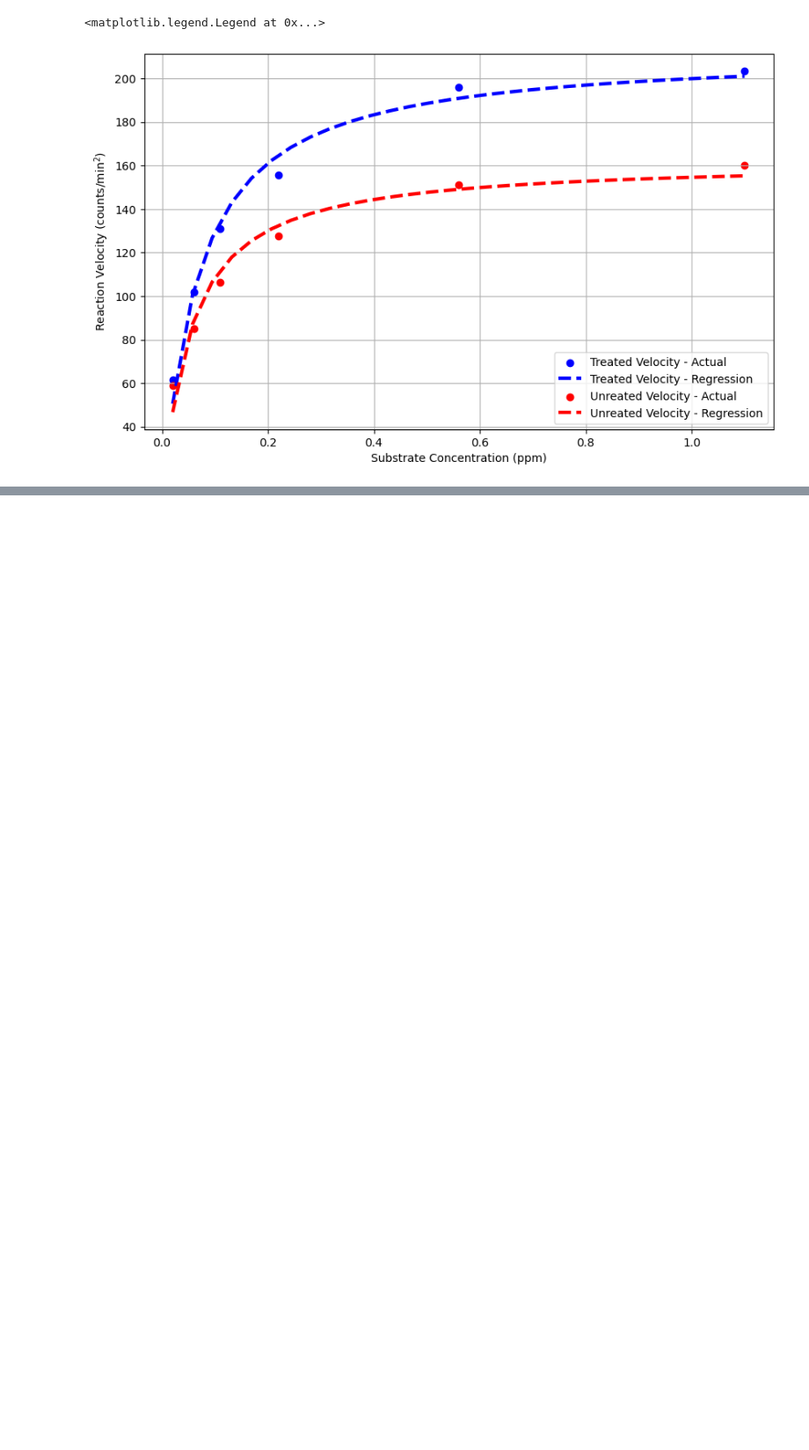
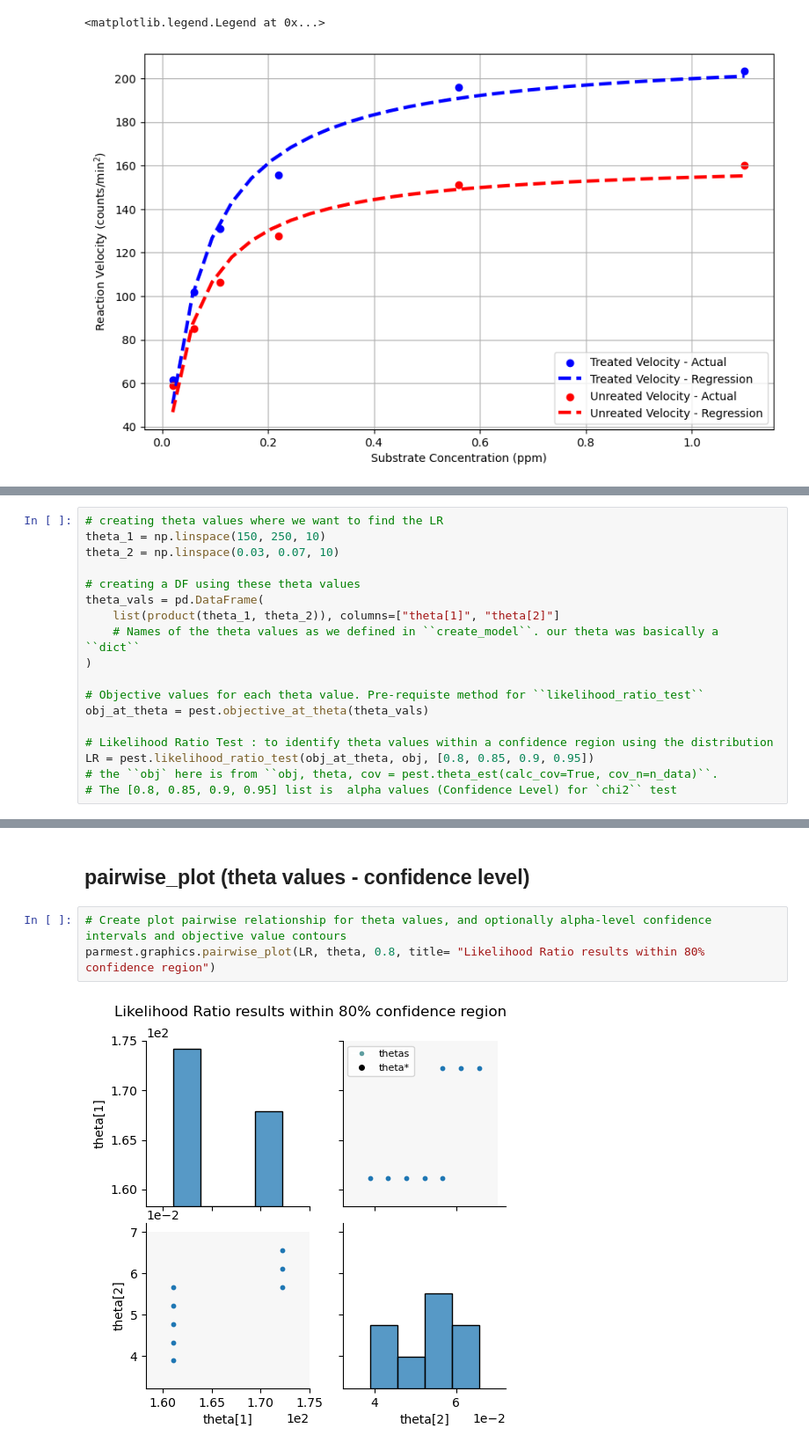
Before and after one commit to smondal13/DOE-Examples, a Jupyter notebook: Examples/Michaelis_Menten_Puromycin_Example.ipynb, the cells around one changed output, grey strips where cells are left out. Shown: that part at 88% size. Cells and saved outputs as stored; diff of their text form; blank space fills up the shorter version.

Commit message:
added Likelihood Ratio and a pariplot

```diff
--- a/Examples/Michaelis_Menten_Puromycin_Example.ipynb
+++ b/Examples/Michaelis_Menten_Puromycin_Example.ipynb
@@ -241,0 +246,18 @@ plt.legend()
+# %%
+# creating theta values where we want to find the LR
+theta_1 = np.linspace(150, 250, 10)
+theta_2 = np.linspace(0.03, 0.07, 10)
+
+# creating a DF using these theta values
+theta_vals = pd.DataFrame(
+    list(product(theta_1, theta_2)), columns=["theta[1]", "theta[2]"]
+    # Names of the theta values as we defined in ``create_model``. our theta was basically a ``dict``
+)
+
+# Objective values for each theta value. Pre-requiste method for ``likelihood_ratio_test``
+obj_at_theta = pest.objective_at_theta(theta_vals)
+
+# Likelihood Ratio Test : to identify theta values within a confidence region using the distribution
+LR = pest.likelihood_ratio_test(obj_at_theta, obj, [0.8, 0.85, 0.9, 0.95])
+# the ``obj` here is from ``obj, theta, cov = pest.theta_est(calc_cov=True, cov_n=n_data)``.
+# The [0.8, 0.85, 0.9, 0.95] list is  alpha values (Confidence Level) for `chi2`` test
@@ -241,0 +280,7 @@ plt.legend()
+# %% [markdown]
+## pairwise_plot (theta values - confidence level)
+# %%
+# Create plot pairwise relationship for theta values, and optionally alpha-level confidence intervals and objective value contours
+parmest.graphics.pairwise_plot(LR, theta, 0.8, title= "Likelihood Ratio results within 80% confidence region")
+# %% [output]
+[figure, added]
```
Also changed, not shown: parts of 5 cells of this notebook.
